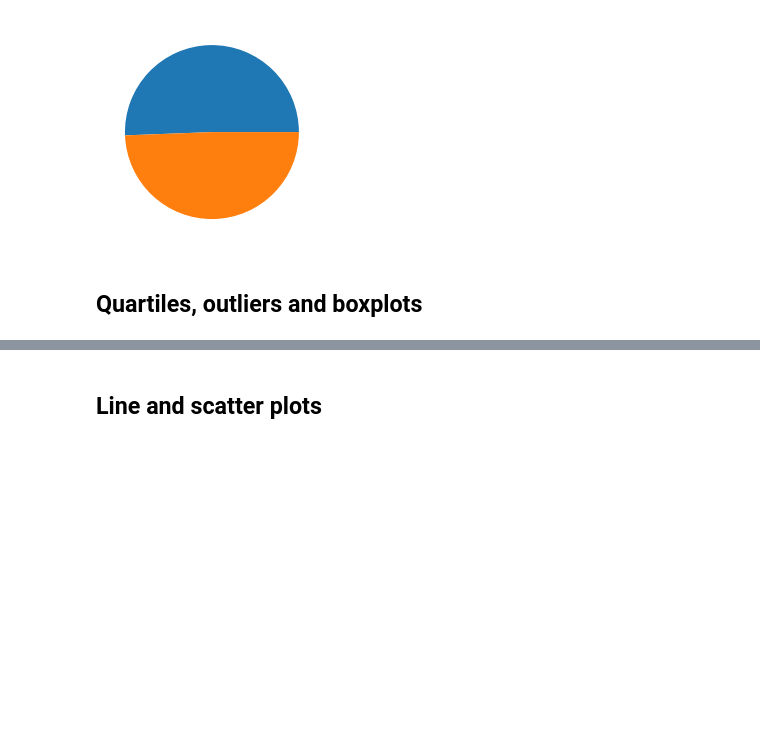
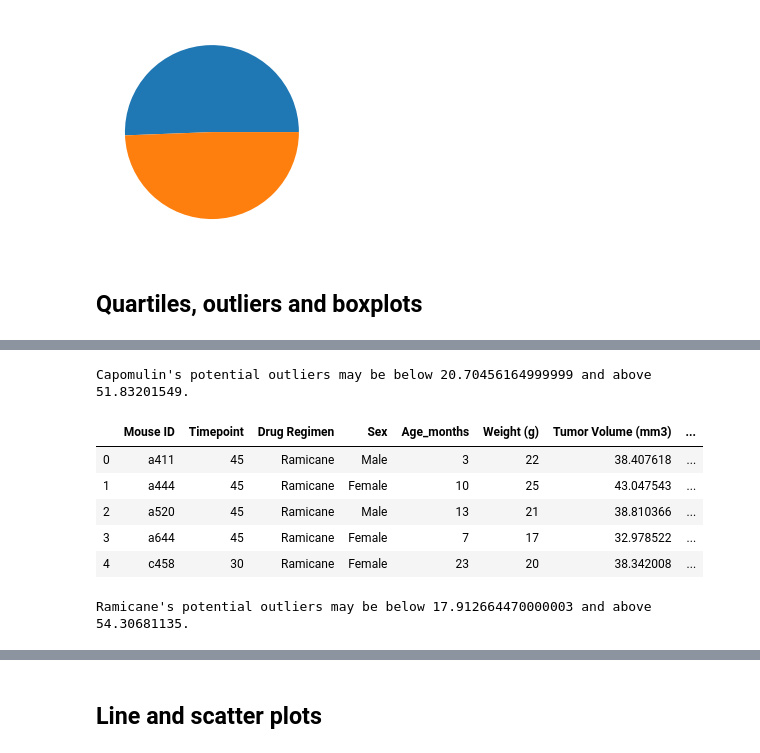
Before and after one commit to alexanderdyan/matplotlib-challenge, a Jupyter notebook: Pymaceuticals/pymaceuticals_starter.ipynb, the cells around one changed output, grey strips where cells are left out. Cells and saved outputs as stored; diff of their text form; code cells hidden in the pictures; blank space fills up the shorter version.

```diff
--- a/Pymaceuticals/pymaceuticals_starter.ipynb
+++ b/Pymaceuticals/pymaceuticals_starter.ipynb
@@ -198,0 +224,41 @@ plt.pie(yAxis)
+# %%
+#CAPOMULIN OUTLIERS:
+tumors0 = capoLastMerge["Tumor Volume (mm3)"]
+
+quartiles = tumors0.quantile([.25,.5,.75])
+lowerQ = quartiles[0.25]
+upperQ = quartiles[0.75]
+iqr = upperQ-lowerQ
+
+lowerB = lowerQ - (1.5*iqr)
+upperB = upperQ + (1.5*iqr)
+print(f"Capomulin's potential outliers may be below {lowerB} and above {upperB}.")
+# %% [output]
+Capomulin's potential outliers may be below 20.70456164999999 and above 51.83201549.
+# %%
+#single out ramicane data by 'Mouse ID' and 'Timepoint'
+ramiLast = ramiDf.groupby('Mouse ID').max()['Timepoint']
+ramiLastVol = pd.DataFrame(ramiLast)
+ramiLastMerge = pd.merge(ramiLastVol, dataframe, on=("Mouse ID", "Timepoint"),how="left")
+ramiLastMerge.head(5)
+# %% [output]
+|  | Mouse ID | Timepoint | Drug Regimen | Sex | Age_months | Weight (g) | Tumor Volume (mm3) | ... |
+| 0 | a411 | 45 | Ramicane | Male | 3 | 22 | 38.407618 | ... |
+| 1 | a444 | 45 | Ramicane | Female | 10 | 25 | 43.047543 | ... |
+| 2 | a520 | 45 | Ramicane | Male | 13 | 21 | 38.810366 | ... |
+| 3 | a644 | 45 | Ramicane | Female | 7 | 17 | 32.978522 | ... |
+| 4 | c458 | 30 | Ramicane | Female | 23 | 20 | 38.342008 | ... |
+# %%
+#RAMICANE OUTLIERS:
+tumors1 = ramiLastMerge["Tumor Volume (mm3)"]
+
+quartiles = tumors1.quantile([.25,.5,.75])
+lowerQ = quartiles[0.25]
+upperQ = quartiles[0.75]
+iqr = upperQ-lowerQ
+
+lowerB = lowerQ - (1.5*iqr)
+upperB = upperQ + (1.5*iqr)
+print(f"Ramicane's potential outliers may be below {lowerB} and above {upperB}.")
+# %% [output]
+Ramicane's potential outliers may be below 17.912664470000003 and above 54.30681135.
```
Also changed, not shown: parts of 9 cells of this notebook.
